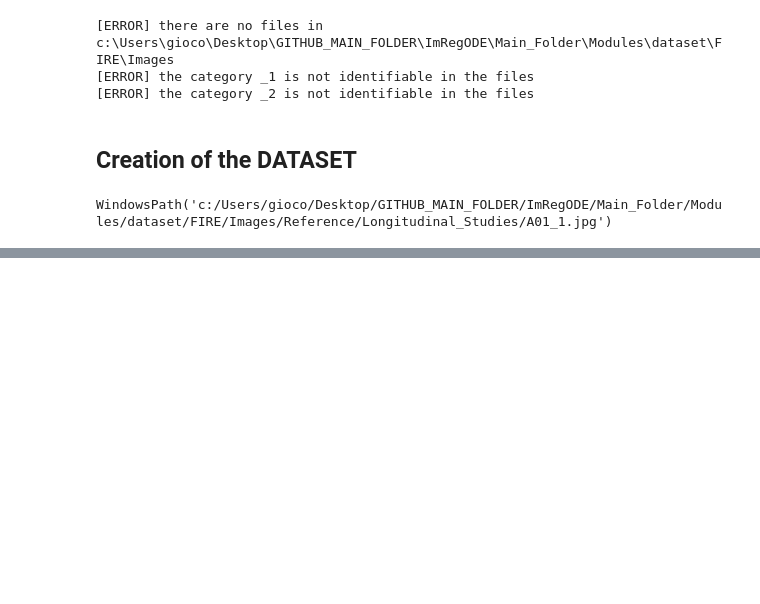
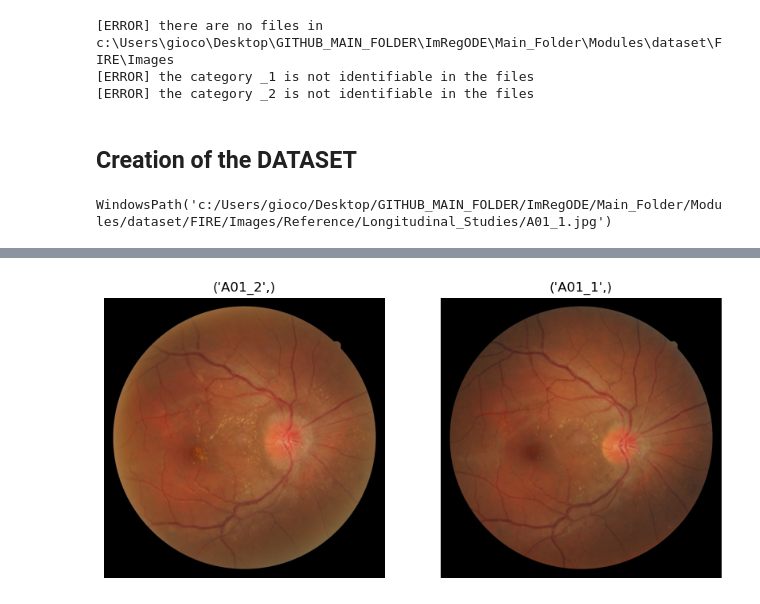
Before and after one commit to MICCIOSLAYER/ImRegODE, a Jupyter notebook: Main_Folder/Main_Code/notebook.ipynb, the cells around one changed output, grey strips where cells are left out. Cells and saved outputs as stored; diff of their text form; code cells hidden in the pictures; blank space fills up the shorter version.

Commit message:
dataloader adn dataset work well

```diff
--- a/Main_Folder/Main_Code/notebook.ipynb
+++ b/Main_Folder/Main_Code/notebook.ipynb
@@ -294,3 +319,32 @@ torchvision 0.19.1 requires torch==2.4.1, but you have torch 2.6.0 which is inco
+# %%
+import matplotlib.pyplot as plt
+import numpy as np
+iter_dataloader = iter(dataloader)
+first_batch = next(iter_dataloader)
+second_batch = next(iter_dataloader)
+third_batch = next(iter_dataloader)
+img_ref, img_test, test_image_name, reference_image_name = first_batch
+
+
+
+def show_image(test_image : torch.Tensor,
+               reference_image: torch.Tensor,
+               test_image_name: str,
+               reference_image_name: str
+               )->None:
+    #reference_image, test_image, test_image_name, reference_image_name = batch in case to use the dataloader itself
+    fig, ax = plt.subplots(1, 2, figsize=(10, 5))
+    ax[0].imshow(test_image.squeeze().permute(1,2,0).numpy())
+    ax[0].set_title(f'{test_image_name}')
+    ax[0].axis('off')
+    ax[1].imshow(reference_image.squeeze().permute(1,2,0).numpy())
+    ax[1].set_title(f'{reference_image_name}')
+    ax[1].axis('off')
+    plt.show()
+
+show_image(test_image=img_test, reference_image=img_ref, test_image_name=test_image_name, reference_image_name=reference_image_name)
+# %% [output]
+[figure, added]
 # %%
 from torch.utils.data import Dataset
 from PIL import Image
```
Also changed, not shown: parts of 15 cells of this notebook.
